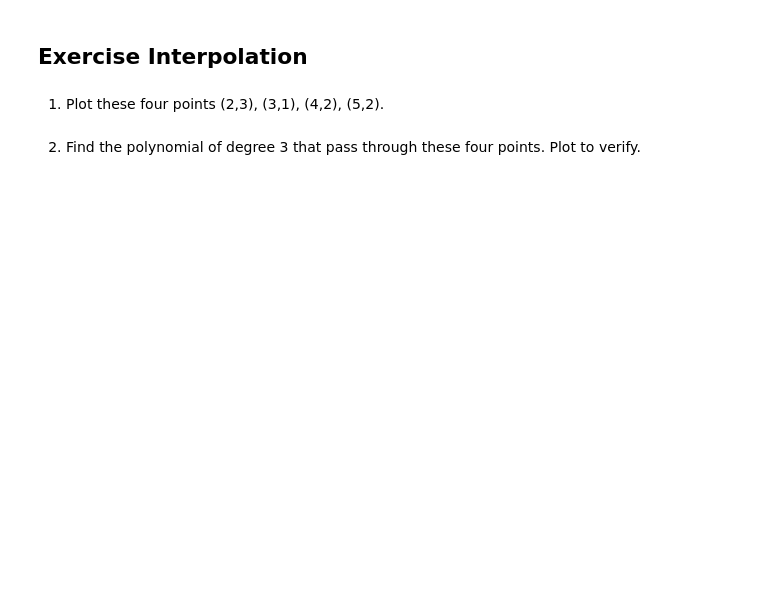
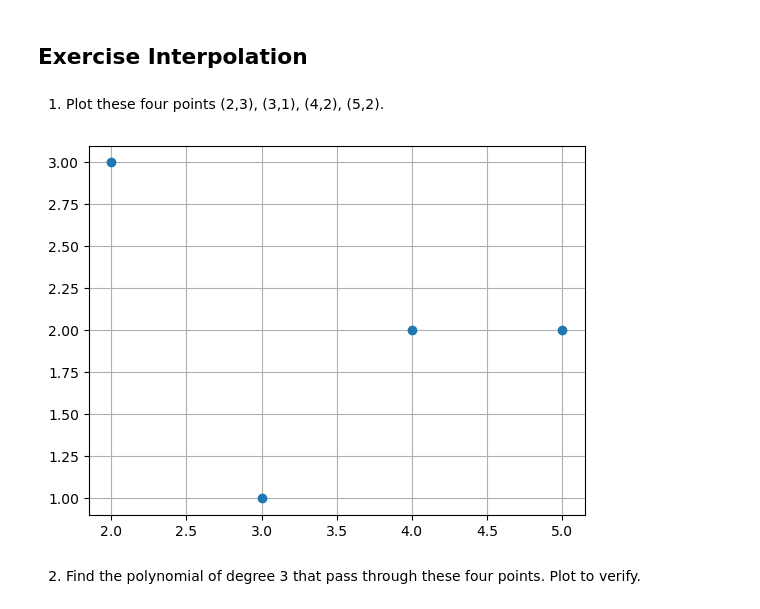
Before and after one commit to cs-muic/iccs205-lectures, a Jupyter notebook: lect06/02 Interpolation - Exercises.ipynb, the cells around one changed output. Saved outputs shown, nothing was run; the diff lists cells and outputs as text; code cells hidden in the pictures; blank space fills up the shorter version.

```diff
--- a/lect06/02 Interpolation - Exercises.ipynb
+++ b/lect06/02 Interpolation - Exercises.ipynb
@@ -7,5 +7,12 @@ import numpy as np
 from matplotlib import pyplot as plt
 # %% [markdown]
 1) Plot these four points (2,3), (3,1), (4,2), (5,2).
+# %%
+xs = np.array([2, 3, 4, 5])
+ys = np.array([3, 1, 2, 2])
+plt.plot(xs, ys, 'o', label='Data Points')
+plt.grid()
+# %% [output]
+[figure, added]
 # %% [markdown]
 2) Find the polynomial of degree 3 that pass through these four points. Plot to verify.
```
Also changed, not shown: parts of 8 cells of this notebook, 2 other files.
